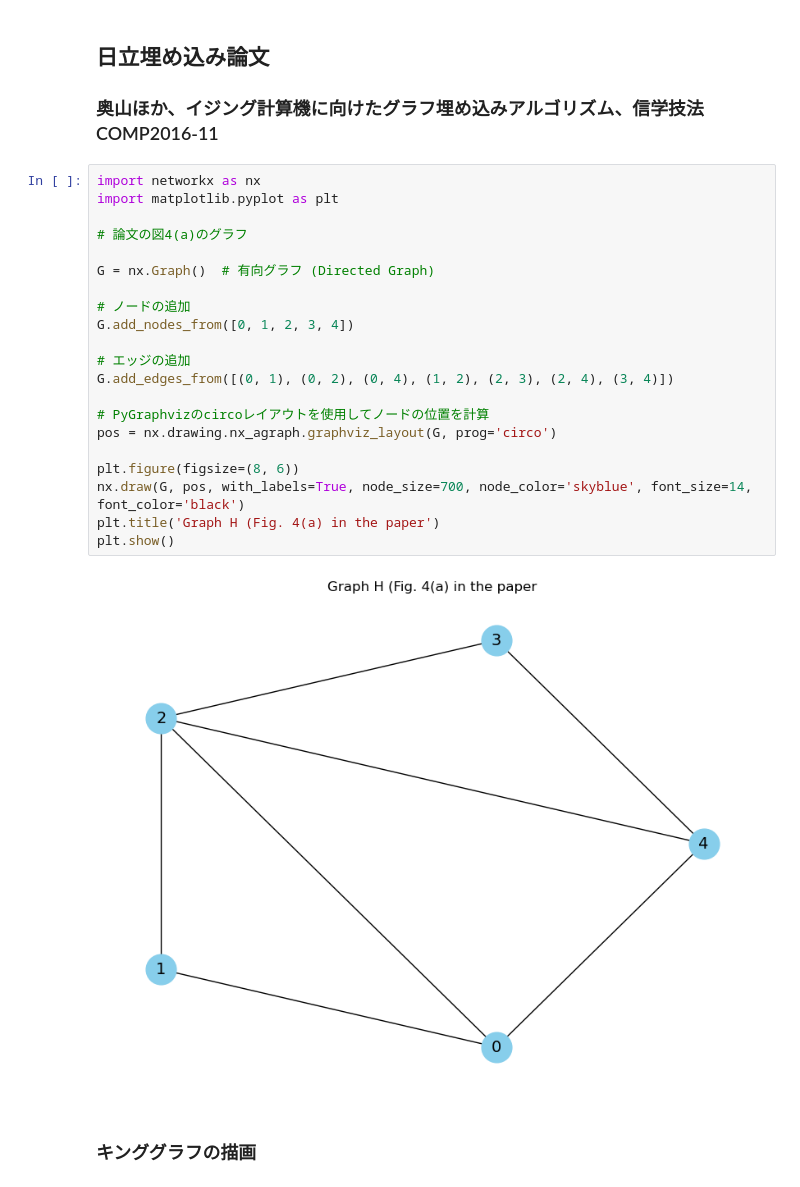
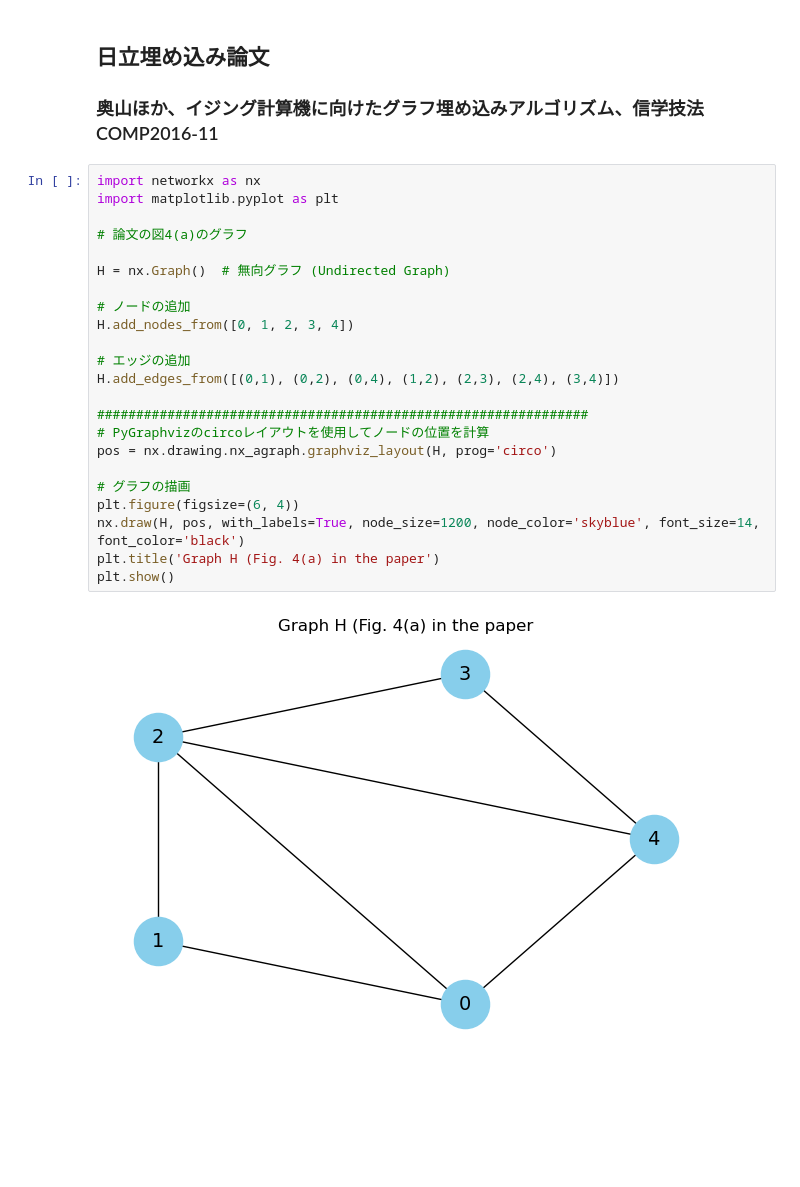
Before and after one commit to stomo0511/Graph, a Jupyter notebook: SecondExample.ipynb, the cells around one changed output. Saved outputs shown, nothing was run; the diff lists cells and outputs as text; blank space fills up the shorter version.

```diff
--- a/SecondExample.ipynb
+++ b/SecondExample.ipynb
@@ -4,26 +4,26 @@
 # %%
 import networkx as nx
 import matplotlib.pyplot as plt
 
 # 論文の図4(a)のグラフ
 
-G = nx.Graph()  # 有向グラフ (Directed Graph)
+H = nx.Graph()  # 無向グラフ (Undirected Graph)
 
 # ノードの追加
-G.add_nodes_from([0, 1, 2, 3, 4])
+H.add_nodes_from([0, 1, 2, 3, 4])
 
 # エッジの追加
-G.add_edges_from([(0, 1), (0, 2), (0, 4), (1, 2), (2, 3), (2, 4), (3, 4)])
+H.add_edges_from([(0,1), (0,2), (0,4), (1,2), (2,3), (2,4), (3,4)])
 
+###############################################################
 # PyGraphvizのcircoレイアウトを使用してノードの位置を計算
-pos = nx.drawing.nx_agraph.graphviz_layout(G, prog='circo')
+pos = nx.drawing.nx_agraph.graphviz_layout(H, prog='circo')
 
-plt.figure(figsize=(8, 6))
-nx.draw(G, pos, with_labels=True, node_size=700, node_color='skyblue', font_size=14, font_color='black')
+# グラフの描画
+plt.figure(figsize=(6, 4))
+nx.draw(H, pos, with_labels=True, node_size=1200, node_color='skyblue', font_size=14, font_color='black')
 plt.title('Graph H (Fig. 4(a) in the paper')
 plt.show()
 # %% [output]
-[figure, old version]
+[figure, new version]
-# %% [markdown]
-### キンググラフの描画
 # %% [markdown]
```
Also changed, not shown: parts of 3 cells of this notebook, 7 other files.
